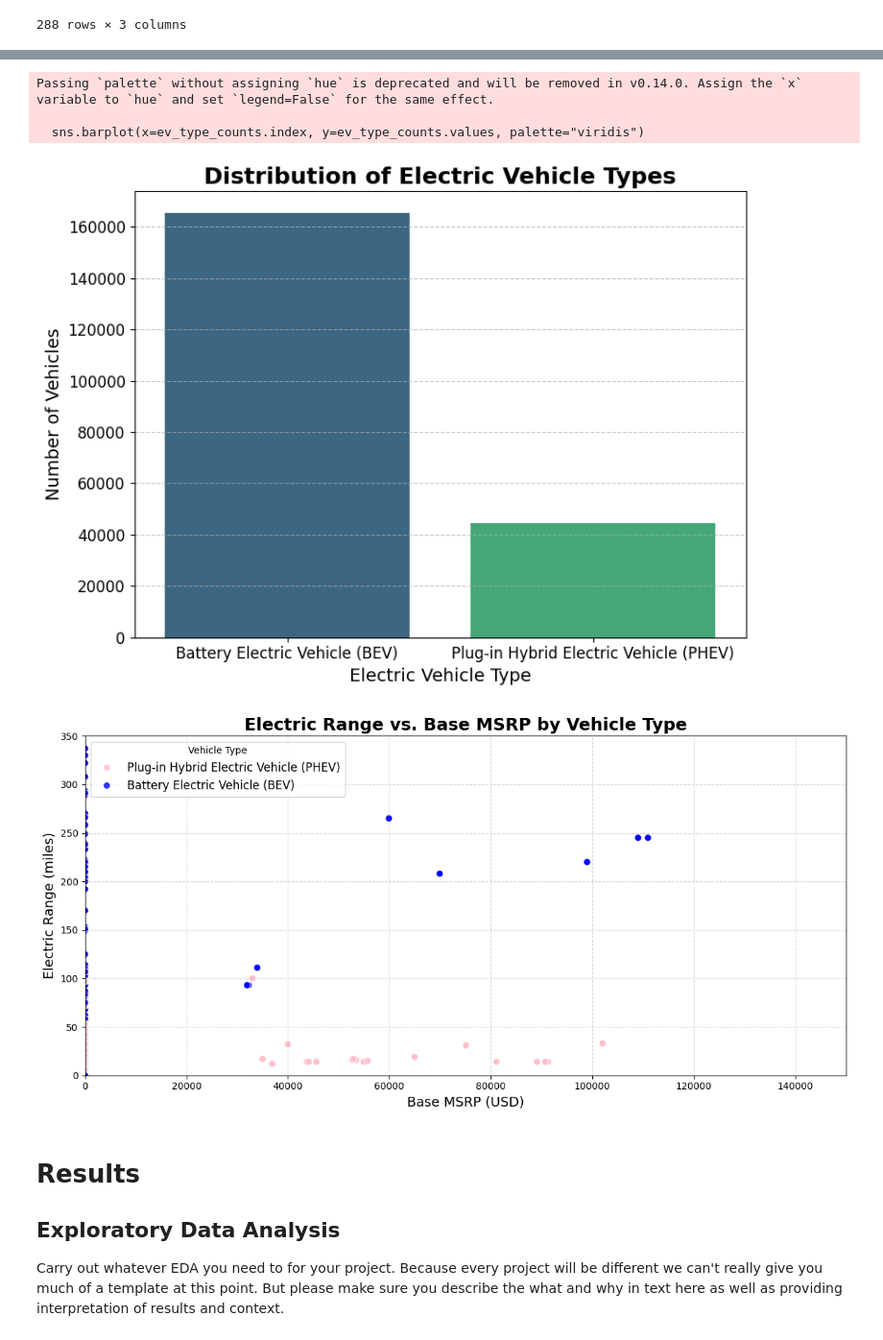
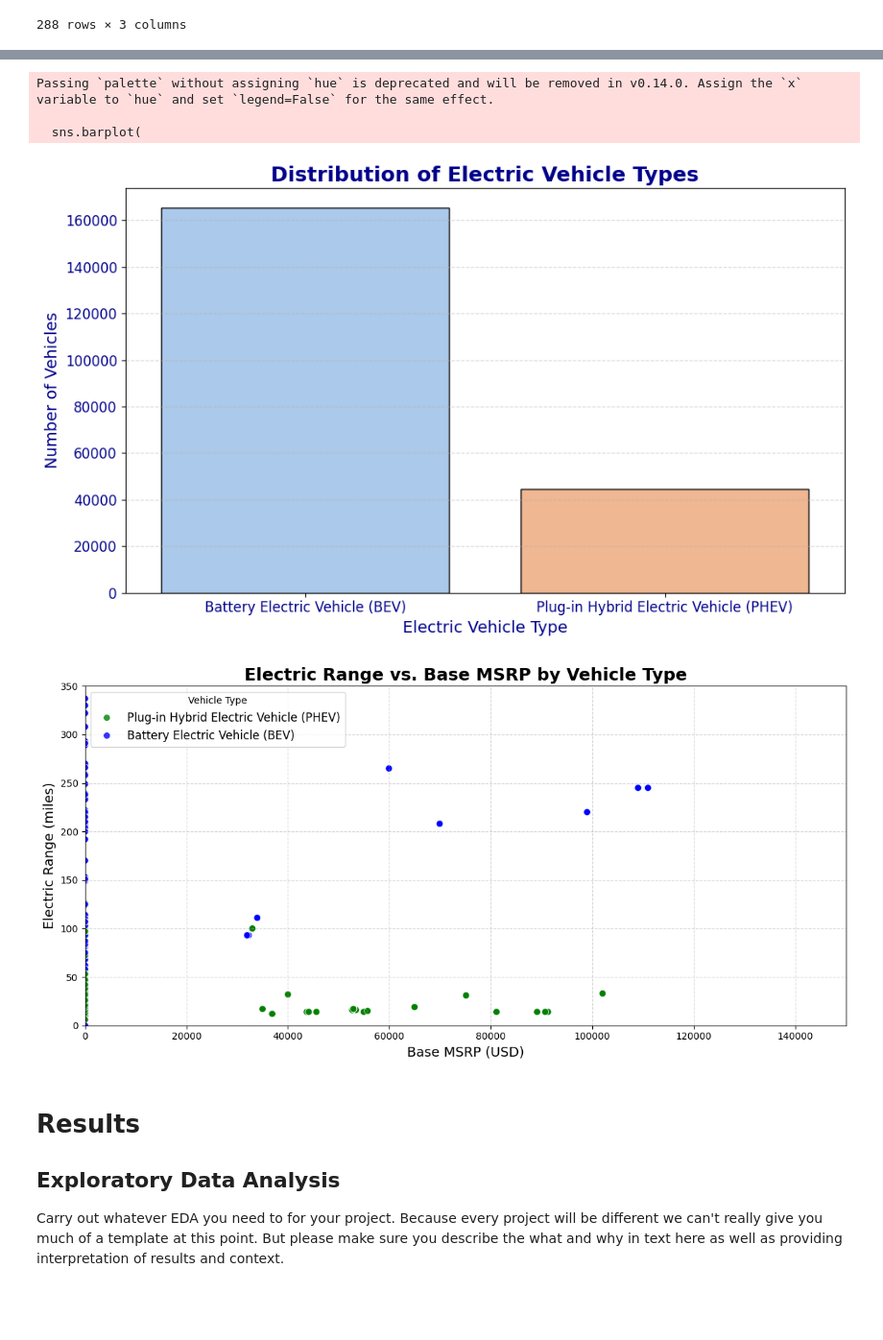
Before and after one commit to cecilia-lin/EV_Project, a Jupyter notebook: EDACheckpoint_Group092-FA24.ipynb, the cells around one changed output, grey strips where cells are left out. Shown at 96% size. Drawn from its saved outputs; the diff is of its cells as text; code cells hidden in the pictures; blank space fills up the shorter version.

```diff
--- a/EDACheckpoint_Group092-FA24.ipynb
+++ b/EDACheckpoint_Group092-FA24.ipynb
@@ -245,26 +257,32 @@ plt.show()
 # %%
 # Calculate the counts for each vehicle type
 ev_type_counts = ev_population['Electric Vehicle Type'].value_counts()
 
 # Create the bar chart
-plt.figure(figsize=(8, 6))
-sns.barplot(x=ev_type_counts.index, y=ev_type_counts.values, palette="viridis")
-plt.title('Distribution of Electric Vehicle Types', fontsize=18, fontweight='bold')
-plt.xlabel('Electric Vehicle Type', fontsize=14)
-plt.ylabel('Number of Vehicles', fontsize=14)
-plt.xticks(fontsize=12)
-plt.yticks(fontsize=12)
-plt.grid(axis='y', linestyle='--', alpha=0.7)
+plt.figure(figsize=(10, 6))
+sns.barplot(
+    x=ev_type_counts.index,
+    y=ev_type_counts.values,
+    palette="pastel",  # Use a brighter pastel color palette
+    edgecolor="black"  # Add a black outline to bars for contrast
+)
+plt.title('Distribution of Electric Vehicle Types', fontsize=18, fontweight='bold', color='darkblue')
+plt.xlabel('Electric Vehicle Type', fontsize=14, color='darkblue')
+plt.ylabel('Number of Vehicles', fontsize=14, color='darkblue')
+plt.xticks(fontsize=12, color='darkblue')
+plt.yticks(fontsize=12, color='darkblue')
+plt.grid(axis='y', linestyle='--', alpha=0.5)  # Subtle gridlines for better readability
 plt.tight_layout()
 plt.show()
 
 # Interpretation:
-# This chart shows that BEVs are significantly more common than PHEVs in the dataset, supporting the hypothesis of BEV preference.
+# The updated bar chart uses bright colors and clean formatting to show that BEVs dominate the dataset,
+# while PHEVs represent a smaller portion, supporting the hypothesis of BEV preference.
 # %% [output]
 Passing `palette` without assigning `hue` is deprecated and will be removed in v0.14.0. Assign the `x` variable to `hue` and set `legend=False` for the same effect.
 
-  sns.barplot(x=ev_type_counts.index, y=ev_type_counts.values, palette="viridis")
+  sns.barplot(
-[figure, old version]
+[figure, new version]
 # %%
 # Scatter Plot
 plt.figure(figsize=(12, 6))
@@ -274,7 +292,7 @@ sns.scatterplot(
     y='Electric Range',
     hue='Electric Vehicle Type',
     alpha=0.8,
-    palette={'Battery Electric Vehicle (BEV)': 'blue', 'Plug-in Hybrid Electric Vehicle (PHEV)': 'pink'},
+    palette={'Battery Electric Vehicle (BEV)': 'blue', 'Plug-in Hybrid Electric Vehicle (PHEV)': 'green'},
     s=50  # Set marker size for better readability
 )
 
@@ -297,7 +315,7 @@ plt.show()
 # This scatter plot focuses on relevant price and range data. BEVs generally have higher ranges
 # but also higher MSRPs compared to PHEVs. This supports the hypothesis that consumers prefer BEVs for their range advantage.
 # %% [output]
-[figure, old version]
+[figure, new version]
 # %% [markdown]
 # Results
 
```
Also changed, not shown: parts of 1 cell of this notebook.
